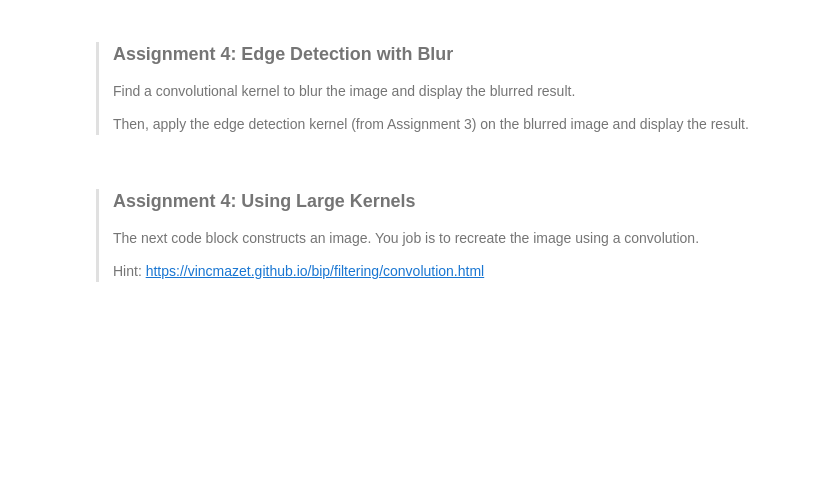
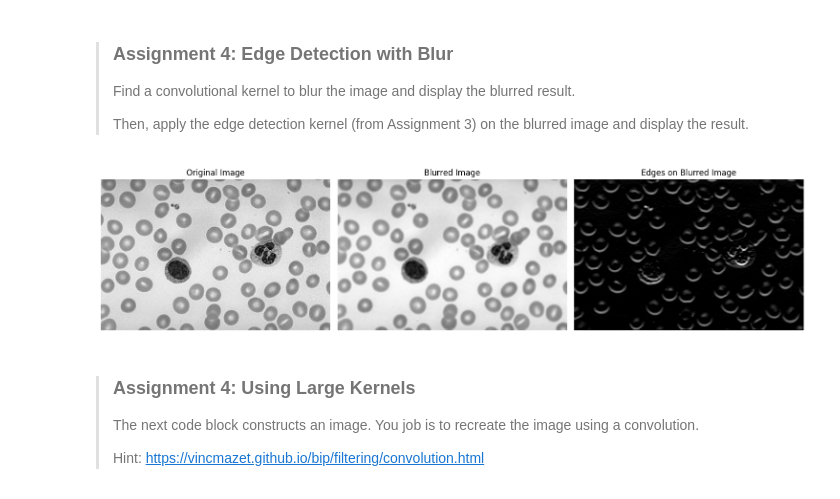
Before and after one commit to slavenaleric/lab5, a Jupyter notebook: lab5.ipynb, the cells around one changed output. Saved outputs shown, nothing was run; the diff lists cells and outputs as text; code cells hidden in the pictures; blank space fills up the shorter version.

```diff
--- a/lab5.ipynb
+++ b/lab5.ipynb
@@ -221,6 +274,42 @@ You can see various examples of kernels here:
 > Find a convolutional kernel to blur the image and display the blurred result.
 >
 > Then, apply the edge detection kernel (from Assignment 3) on the blurred image and display the result.
+# %%
+image = cv.imread('images/cells.jpg', cv.IMREAD_GRAYSCALE)
+
+blur_kernel = np.ones((5, 5), dtype=np.float32) / 25
+
+blurred_image = cv.filter2D(image, -1, blur_kernel)
+
+edge_detection_kernel = np.array([
+    [-1, -1, -1],
+    [ 0,  0,  0],
+    [ 1,  1,  1]
+])
+
+edges_on_blurred = cv.filter2D(blurred_image, -1, edge_detection_kernel)
+
+plt.figure(figsize=(15, 5))
+
+plt.subplot(1, 3, 1)
+plt.title('Original Image')
+plt.imshow(image, cmap='gray')
+plt.axis('off')
+
+plt.subplot(1, 3, 2)
+plt.title('Blurred Image')
+plt.imshow(blurred_image, cmap='gray')
+plt.axis('off')
+
+plt.subplot(1, 3, 3)
+plt.title('Edges on Blurred Image')
+plt.imshow(edges_on_blurred, cmap='gray')
+plt.axis('off')
+
+plt.tight_layout()
+plt.show()
+# %% [output]
+[figure, added]
 # %% [markdown]
 > ### Assignment 4: Using Large Kernels
 >
```
Also changed, not shown: parts of 12 cells of this notebook.
